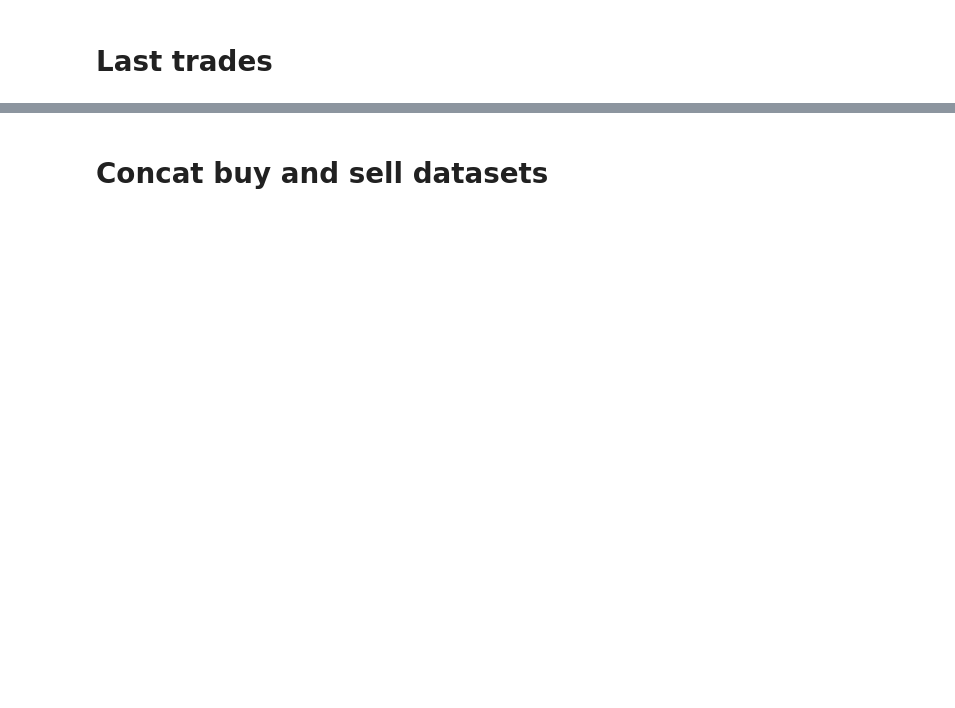
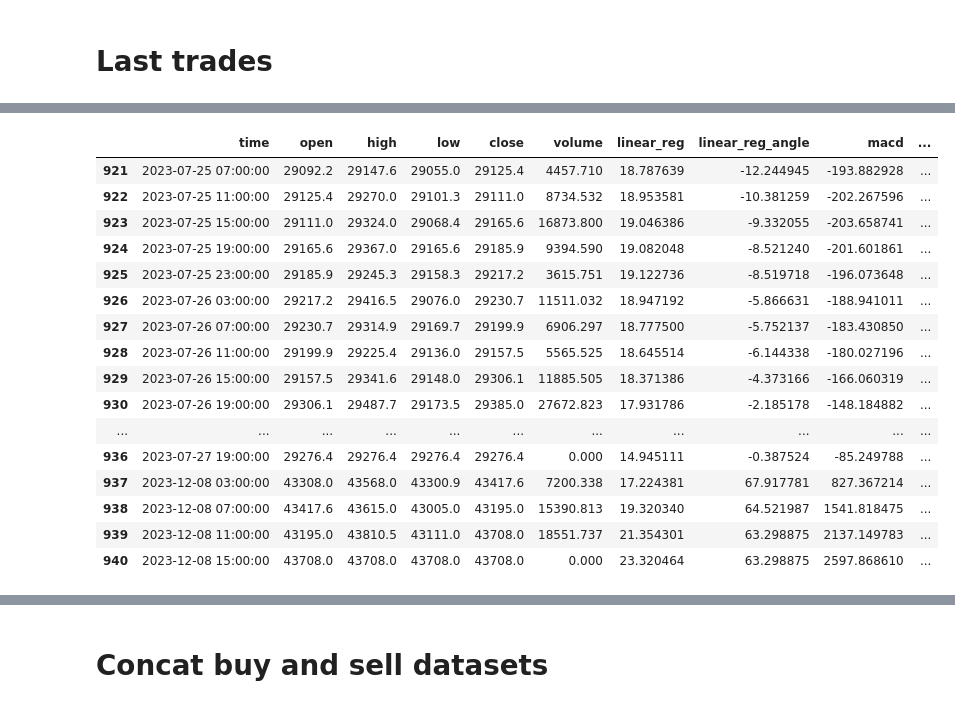
Before and after one commit to beatwad/sigbot, a Jupyter notebook: sigbot/ml/train_model.ipynb, the cells around one changed output, grey strips where cells are left out. Cells and saved outputs as stored; diff of their text form; code cells hidden in the pictures; blank space fills up the shorter version.

```diff
--- a/sigbot/ml/train_model.ipynb
+++ b/sigbot/ml/train_model.ipynb
@@ -515,0 +523,40 @@ train_sell[['time', 'ticker', 'ttype', 'close', 'target', 'pattern']].tail(20)
+# %%
+ticker = 'BTCUSDT'
+
+x = pd.read_csv(f'../bot/ticker_dataframes/{ticker}_4h_12_8_15.csv').drop(columns=['Unnamed: 0'])
+y = pd.read_pickle(f'../optimizer/ticker_dataframes/{ticker}_4h.pkl')
+
+x = x.loc[~x['linear_reg'].isna()].reset_index(drop=True)
+x = x[['time', 'open', 'high', 'low', 'close', 'volume']]
+y = y[-940:]
+y = y[['time', 'open', 'high', 'low', 'close', 'volume']]
+# add trend
+trend = indicators.Trend(ttype, configs)
+x = trend.get_indicator(x, '', '', 0)
+y = trend.get_indicator(y, '', '', 0)
+# add MACD
+macd = indicators.MACD(ttype, configs)
+x = macd.get_indicator(x, '', '', 0)
+y = macd.get_indicator(y, '', '', 0)
+
+cols = ['time', 'open', 'high', 'low', 'close', 'volume', 'linear_reg', 'linear_reg_angle', 'macd', 'macdsignal', 'macdhist']
+x = x[cols]
+x.tail(20)
+# %% [output]
+|  | time | open | high | low | close | volume | linear_reg | linear_reg_angle | macd | ... |
+| 921 | 2023-07-25 07:00:00 | 29092.2 | 29147.6 | 29055.0 | 29125.4 | 4457.710 | 18.787639 | -12.244945 | -193.882928 | ... |
+| 922 | 2023-07-25 11:00:00 | 29125.4 | 29270.0 | 29101.3 | 29111.0 | 8734.532 | 18.953581 | -10.381259 | -202.267596 | ... |
+| 923 | 2023-07-25 15:00:00 | 29111.0 | 29324.0 | 29068.4 | 29165.6 | 16873.800 | 19.046386 | -9.332055 | -203.658741 | ... |
+| 924 | 2023-07-25 19:00:00 | 29165.6 | 29367.0 | 29165.6 | 29185.9 | 9394.590 | 19.082048 | -8.521240 | -201.601861 | ... |
+| 925 | 2023-07-25 23:00:00 | 29185.9 | 29245.3 | 29158.3 | 29217.2 | 3615.751 | 19.122736 | -8.519718 | -196.073648 | ... |
+| 926 | 2023-07-26 03:00:00 | 29217.2 | 29416.5 | 29076.0 | 29230.7 | 11511.032 | 18.947192 | -5.866631 | -188.941011 | ... |
+| 927 | 2023-07-26 07:00:00 | 29230.7 | 29314.9 | 29169.7 | 29199.9 | 6906.297 | 18.777500 | -5.752137 | -183.430850 | ... |
+| 928 | 2023-07-26 11:00:00 | 29199.9 | 29225.4 | 29136.0 | 29157.5 | 5565.525 | 18.645514 | -6.144338 | -180.027196 | ... |
+| 929 | 2023-07-26 15:00:00 | 29157.5 | 29341.6 | 29148.0 | 29306.1 | 11885.505 | 18.371386 | -4.373166 | -166.060319 | ... |
+| 930 | 2023-07-26 19:00:00 | 29306.1 | 29487.7 | 29173.5 | 29385.0 | 27672.823 | 17.931786 | -2.185178 | -148.184882 | ... |
+| ... | ... | ... | ... | ... | ... | ... | ... | ... | ... | ... |
+| 936 | 2023-07-27 19:00:00 | 29276.4 | 29276.4 | 29276.4 | 29276.4 | 0.000 | 14.945111 | -0.387524 | -85.249788 | ... |
+| 937 | 2023-12-08 03:00:00 | 43308.0 | 43568.0 | 43300.9 | 43417.6 | 7200.338 | 17.224381 | 67.917781 | 827.367214 | ... |
+| 938 | 2023-12-08 07:00:00 | 43417.6 | 43615.0 | 43005.0 | 43195.0 | 15390.813 | 19.320340 | 64.521987 | 1541.818475 | ... |
+| 939 | 2023-12-08 11:00:00 | 43195.0 | 43810.5 | 43111.0 | 43708.0 | 18551.737 | 21.354301 | 63.298875 | 2137.149783 | ... |
+| 940 | 2023-12-08 15:00:00 | 43708.0 | 43708.0 | 43708.0 | 43708.0 | 0.000 | 23.320464 | 63.298875 | 2597.868610 | ... |
```
Also changed, not shown: parts of 13 cells of this notebook, 7 other files.
